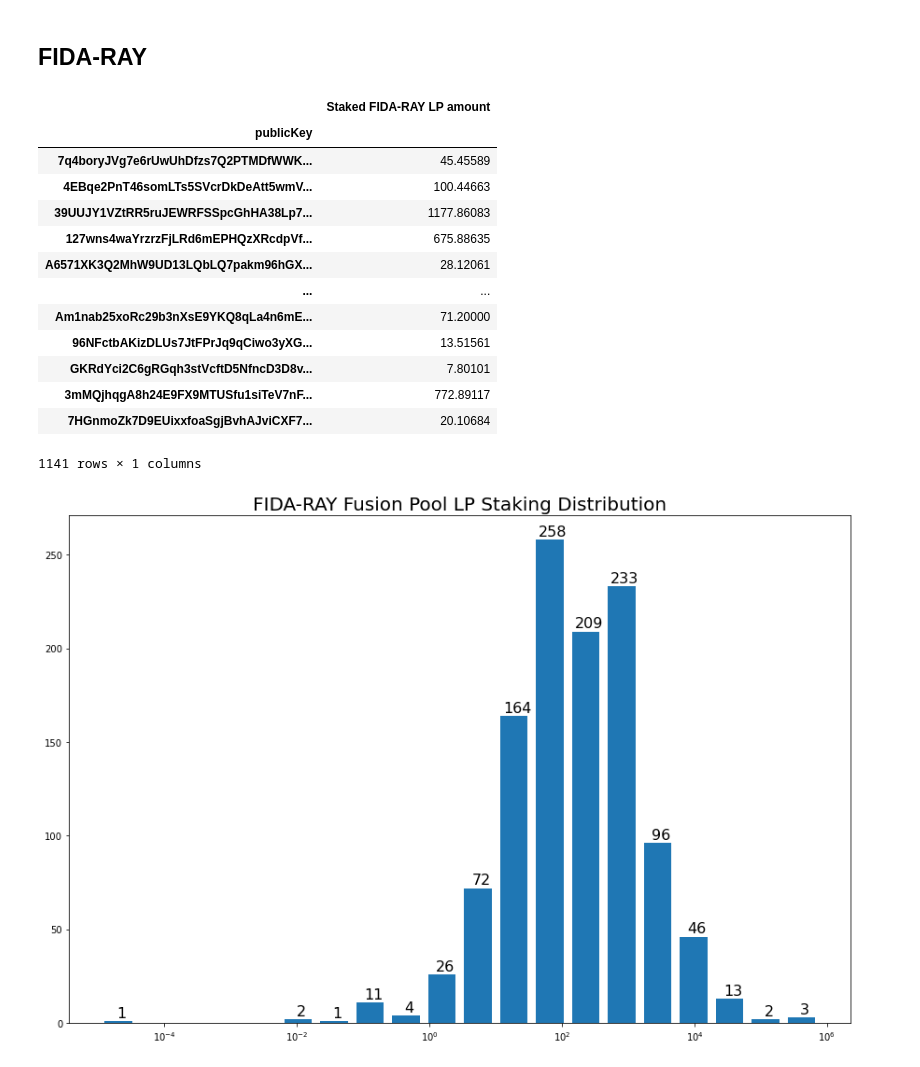
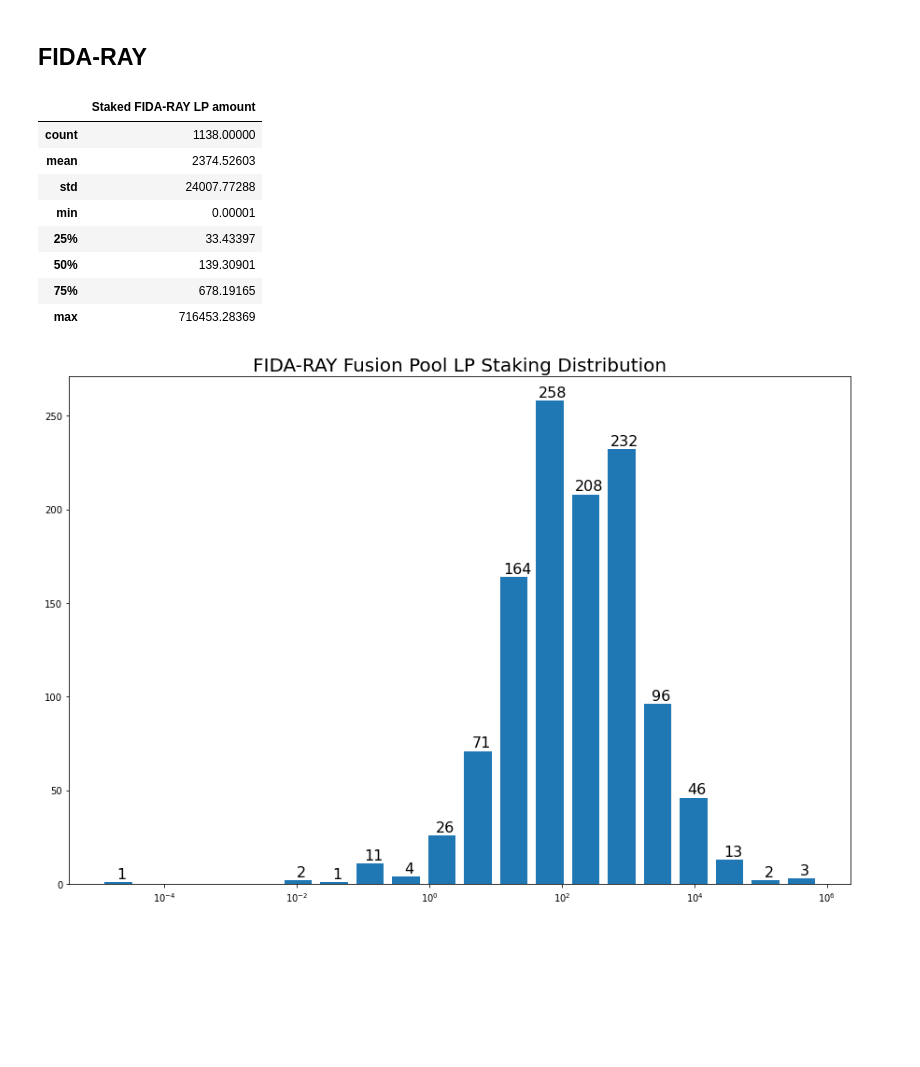
Before and after one commit to Stochastic-Adventure/RaydiumAPYScraper, a Jupyter notebook: report/Raydium Fusion Pool and Single-sided Staking Distribution Report.ipynb, the cells around one changed output. Saved outputs shown, nothing was run; the diff lists cells and outputs as text; code cells hidden in the pictures; blank space fills up the shorter version.

Commit message:
Drop duplicate fix.

```diff
--- a/report/Raydium Fusion Pool and Single-sided Staking Distribution Report.ipynb
+++ b/report/Raydium Fusion Pool and Single-sided Staking Distribution Report.ipynb
@@ -71,24 +71,20 @@ def plot_loghist(x, bins, farm_name, number_offset=2, fusion=True):
 # %% [markdown]
 ## FIDA-RAY
 # %%
-fida_ray = fusion_pool_distros[0].drop_duplicates().set_index("publicKey")
+fida_ray = fusion_pool_distros[0].set_index("publicKey")
+fida_ray = fida_ray[~fida_ray.index.duplicated(keep='first')]
 # %%
-fida_ray
+fida_ray.describe()
 # %% [output]
 |  | Staked FIDA-RAY LP amount |
-| publicKey |  |
-| 7q4boryJVg7e6rUwUhDfzs7Q2PTMDfWWK... | 45.45589 |
-| 4EBqe2PnT46somLTs5SVcrDkDeAtt5wmV... | 100.44663 |
-| 39UUJY1VZtRR5ruJEWRFSSpcGhHA38Lp7... | 1177.86083 |
-| 127wns4waYrzrzFjLRd6mEPHQzXRcdpVf... | 675.88635 |
-| A6571XK3Q2MhW9UD13LQbLQ7pakm96hGX... | 28.12061 |
-| ... | ... |
-| Am1nab25xoRc29b3nXsE9YKQ8qLa4n6mE... | 71.20000 |
-| 96NFctbAKizDLUs7JtFPrJq9qCiwo3yXG... | 13.51561 |
-| GKRdYci2C6gRGqh3stVcftD5NfncD3D8v... | 7.80101 |
-| 3mMQjhqgA8h24E9FX9MTUSfu1siTeV7nF... | 772.89117 |
-| 7HGnmoZk7D9EUixxfoaSgjBvhAJviCXF7... | 20.10684 |
+| count | 1138.00000 |
+| mean | 2374.52603 |
+| std | 24007.77288 |
+| min | 0.00001 |
+| 25% | 33.43397 |
+| 50% | 139.30901 |
+| 75% | 678.19165 |
+| max | 716453.28369 |
-1141 rows × 1 columns
 # %%
 plot_loghist(fida_ray, 20, "FIDA-RAY")
 # %% [output]
```
Also changed, not shown: parts of 23 cells of this notebook.
